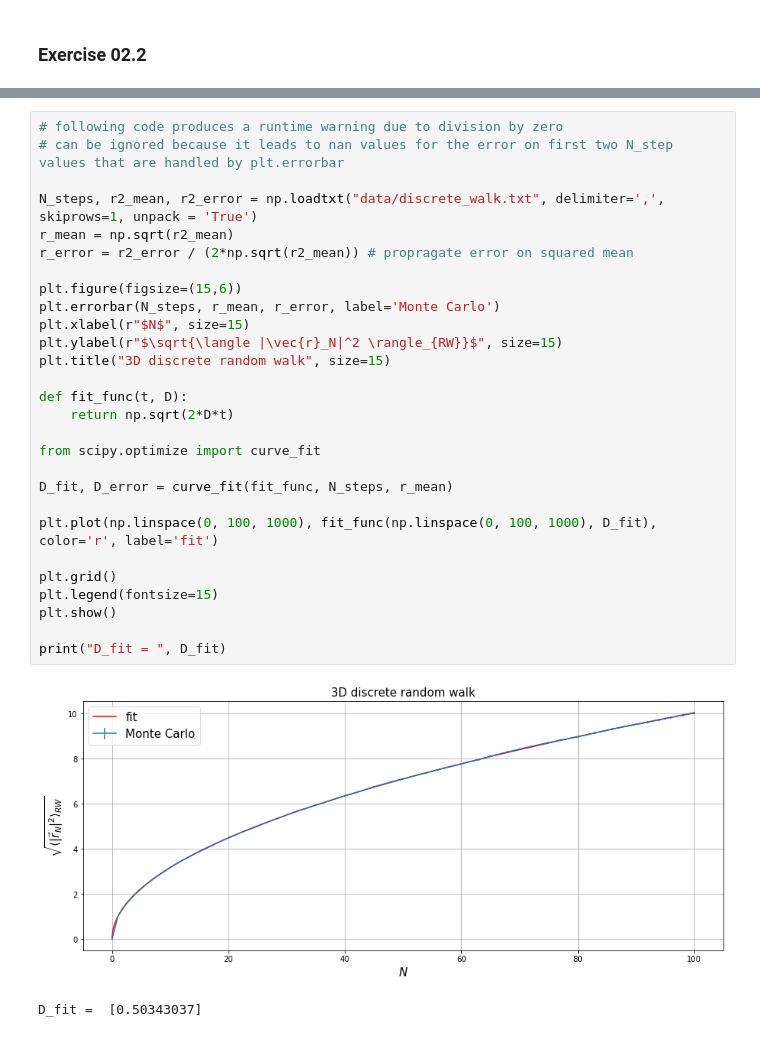
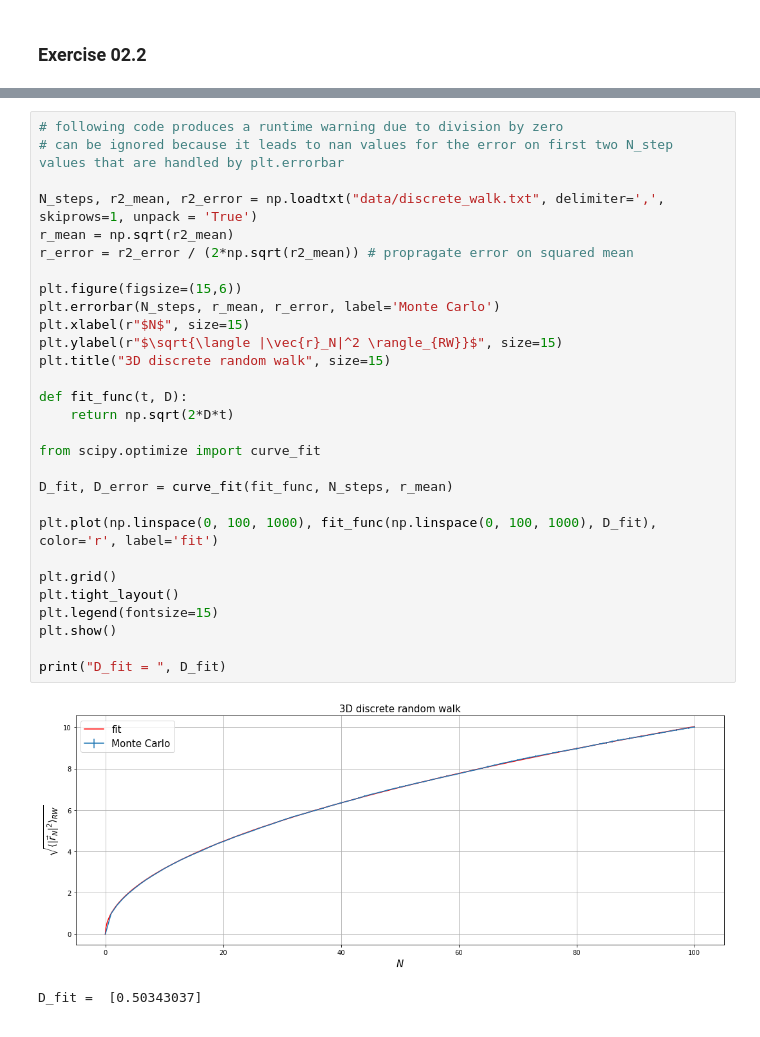
Before and after one commit to lukas-hermans/LSN_exercises, a Jupyter notebook: ex2/LSN_Exercises_02.ipynb, the cells around one changed output, grey strips where cells are left out. Cells and saved outputs as stored; diff of their text form.

```diff
--- a/ex2/LSN_Exercises_02.ipynb
+++ b/ex2/LSN_Exercises_02.ipynb
@@ -109,33 +126,34 @@ Since these values are very close to the expected value, we conclude that our si
 # %%
 # following code produces a runtime warning due to division by zero
 # can be ignored because it leads to nan values for the error on first two N_step values that are handled by plt.errorbar
 
 N_steps, r2_mean, r2_error = np.loadtxt("data/discrete_walk.txt", delimiter=',', skiprows=1, unpack = 'True')
 r_mean = np.sqrt(r2_mean)
 r_error = r2_error / (2*np.sqrt(r2_mean)) # propragate error on squared mean
 
 plt.figure(figsize=(15,6))
 plt.errorbar(N_steps, r_mean, r_error, label='Monte Carlo')
 plt.xlabel(r"$N$", size=15)
 plt.ylabel(r"$\sqrt{\langle |\vec{r}_N|^2 \rangle_{RW}}$", size=15)
 plt.title("3D discrete random walk", size=15)
 
 def fit_func(t, D):
     return np.sqrt(2*D*t)
 
 from scipy.optimize import curve_fit
 
 D_fit, D_error = curve_fit(fit_func, N_steps, r_mean)
 
 plt.plot(np.linspace(0, 100, 1000), fit_func(np.linspace(0, 100, 1000), D_fit), color='r', label='fit')
 
 plt.grid()
+plt.tight_layout()
 plt.legend(fontsize=15)
 plt.show()
 
 print("D_fit = ", D_fit)
 # %% [output]
-[figure, old version]
+[figure, new version]
 D_fit =  [0.50343037]
 # %%
 N_steps, r2_mean, r2_error = np.loadtxt("data/continuous_walk.txt", delimiter=',', skiprows=1, unpack = 'True')
```
Also changed, not shown: parts of 7 cells of this notebook, 3 other files.
